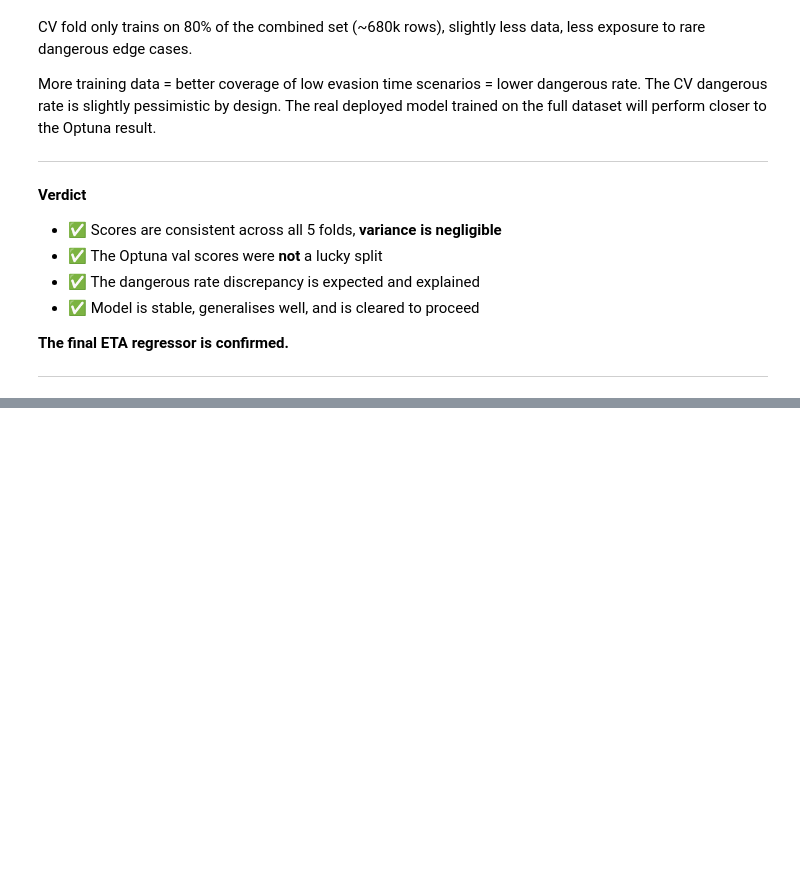
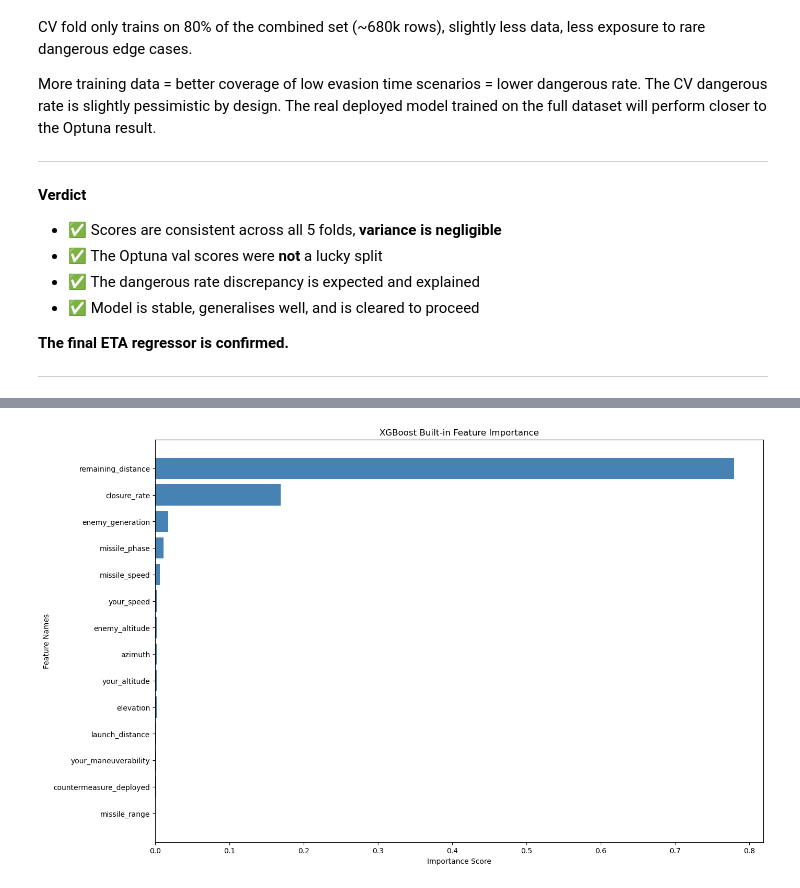
Before and after one commit to Eakempreet/ATAS_Project, a Jupyter notebook: notebooks/02_eta_regressor/02_eta_regressor.ipynb, the cells around one changed output, grey strips where cells are left out. Drawn from its saved outputs; the diff is of its cells as text; code cells hidden in the pictures; blank space fills up the shorter version.

```diff
--- a/notebooks/02_eta_regressor/02_eta_regressor.ipynb
+++ b/notebooks/02_eta_regressor/02_eta_regressor.ipynb
@@ -2137,0 +2160,3 @@ trained on the full dataset will perform closer to the Optuna result.
+# %%
+# Loading the best model
+model = load_model(ETA_RELEASE_MODELS / "atas_final_eta_regressor_model.joblib")
@@ -2137,0 +2172,8 @@ trained on the full dataset will perform closer to the Optuna result.
+# %%
+# Loading the feature importance scores
+importance_score = model.feature_importances_
+
+# Check the features names
+feature_names = np.array(X_train.columns.to_list())
+
+importance_score, feature_names
@@ -2137,0 +2190,5 @@ trained on the full dataset will perform closer to the Optuna result.
+# %%
+# Sorting the importance_score array in decending order
+
+sorted_idx = np.argsort(importance_score)[::-1]
+sorted_idx
@@ -2137,0 +2197,6 @@ trained on the full dataset will perform closer to the Optuna result.
+# %%
+# Sorting the feature_names and importance_score with sorted_idx
+sorted_scores = importance_score[sorted_idx]
+sorted_names = feature_names[sorted_idx]
+
+sorted_scores, sorted_names
@@ -2137,0 +2213,21 @@ trained on the full dataset will perform closer to the Optuna result.
+# %%
+# Plot the Feature importance for the model in horizontal bar graph
+
+# Initialize the Figure and Axes
+fig, ax = plt.subplots(figsize=(15, 10))
+
+# Plot horizontal bars
+# y = feature names, width = importance score (replaces x in barh)
+bars = ax.barh(y=sorted_names,
+               width=sorted_scores,
+               color="steelblue")
+
+# Setting labels and title
+ax.set_title("XGBoost Built-in Feature Importance")
+ax.set_xlabel("Importance Score")
+ax.set_ylabel("Feature Names")
+
+# Invert y-axis so highest importance appears at the top
+ax.invert_yaxis();
+# %% [output]
+[figure, added]
```
Also changed, not shown: parts of 29 cells of this notebook, 1 other file.
